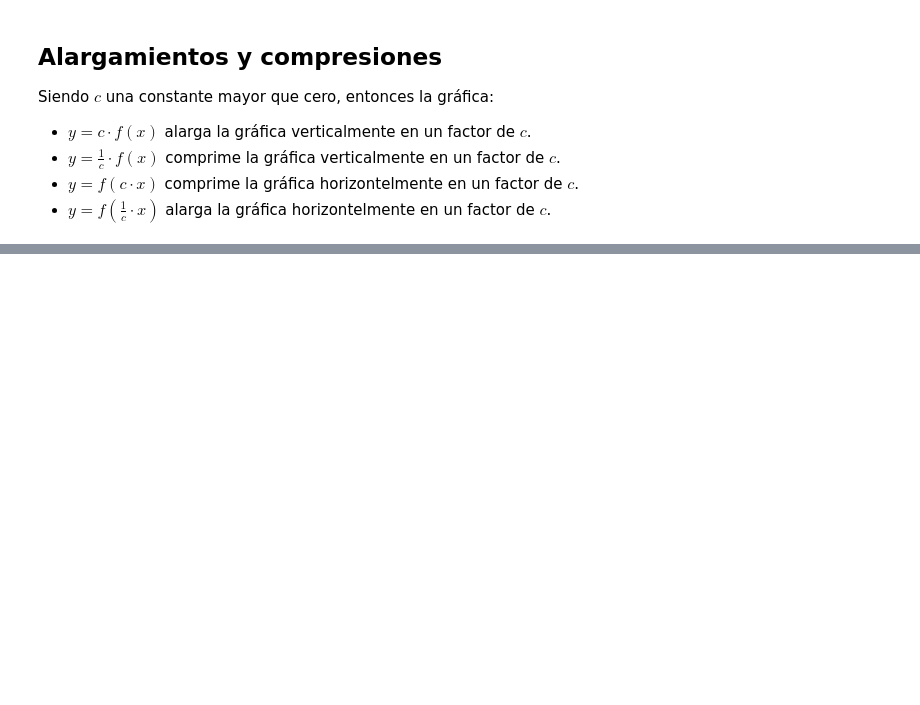
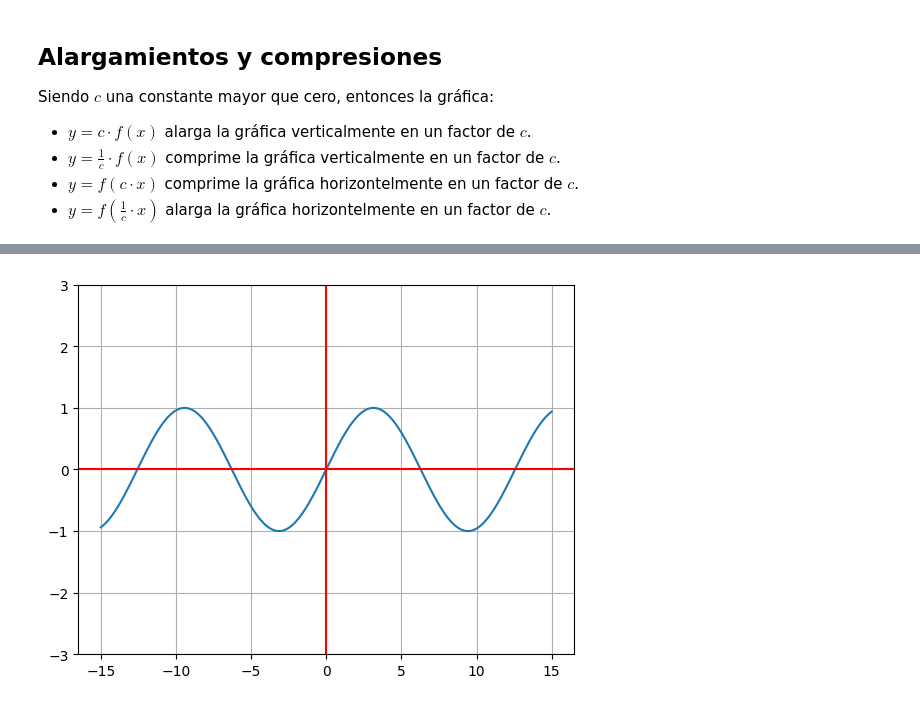
Before and after one commit to SergioDLezama/Funciones-Algebraicas-Platzi, a Jupyter notebook: 12_manipular_funciones.ipynb, the cells around one changed output, grey strips where cells are left out. Saved outputs shown, nothing was run; the diff lists cells and outputs as text; code cells hidden in the pictures; blank space fills up the shorter version.

```diff
--- a/12_manipular_funciones.ipynb
+++ b/12_manipular_funciones.ipynb
@@ -245,0 +278,29 @@ plt.show()
+# %%
+# Definimos la cantidad de puntos para la grafica
+N = 1000
+
+# Definimos la funcion.
+def f(x):
+    return np.sin(x)
+
+# Definimos el valor de C
+c = 2
+
+# Definimos el valor de X
+x = np.linspace(-15,15, num=N)
+
+# Definimos Y lo multiplicamos por (1/C) dentro de la funcion para expandir la grafica horizontalmente
+y = f(x * (1/c))
+
+# Definimos el plot y dos lineas
+fig, ax = plt.subplots()
+ax.plot(x,y)
+ax.grid()
+ax.axhline(y=0, color='r')
+ax.axvline(x=0, color='r')
+ax.set_ylim(-3,3)
+
+# Funcion expandida horizontalmente
+plt.show()
+# %% [output]
+[figure, added]
```
Also changed, not shown: parts of 10 cells of this notebook.
